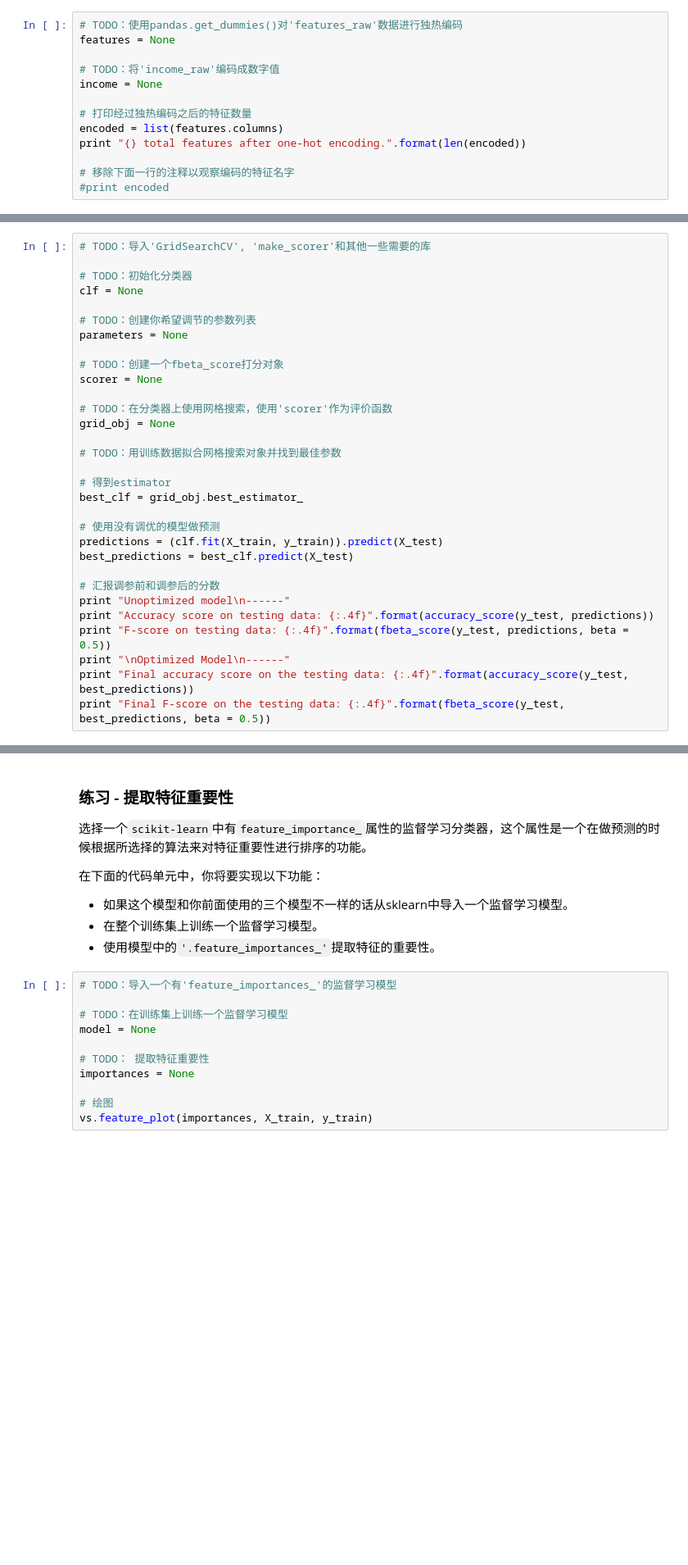
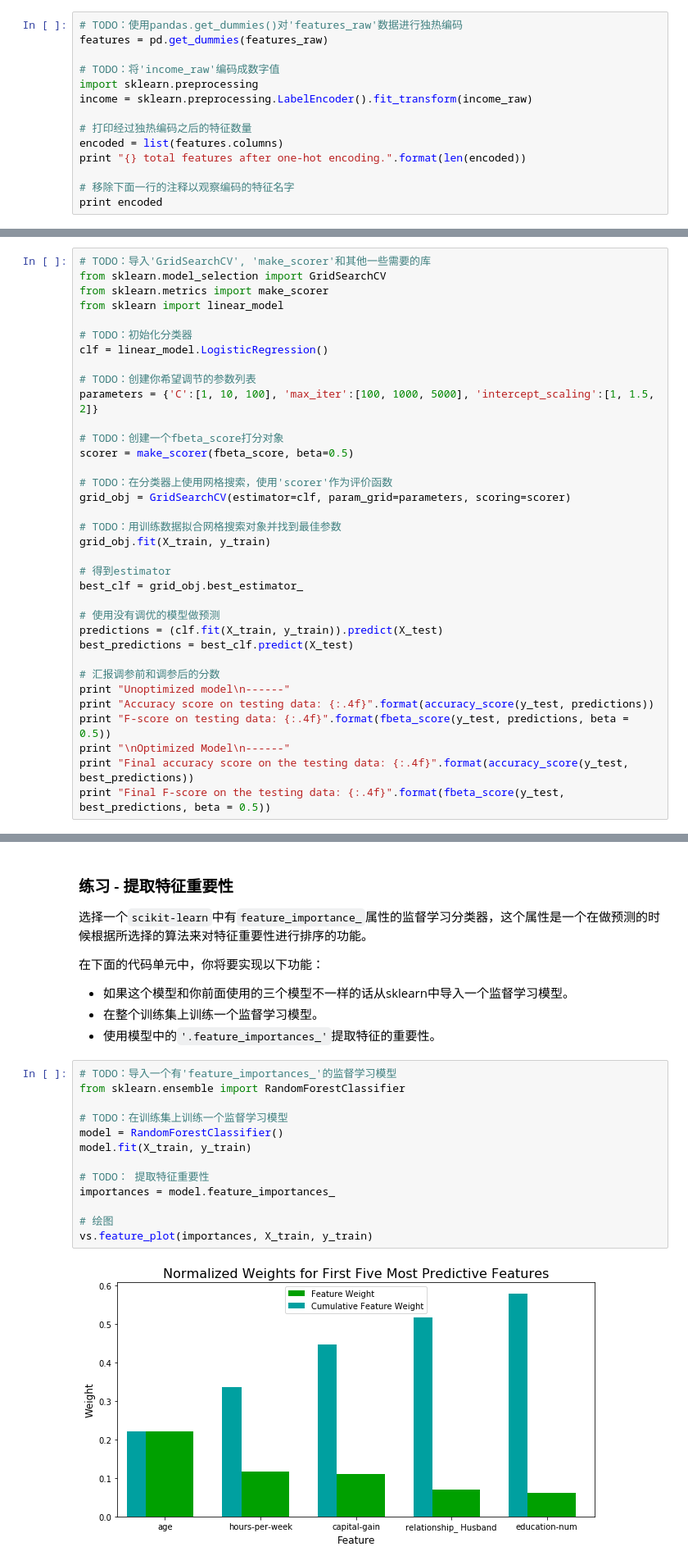
Before and after one commit to williamtang/finding_donors, a Jupyter notebook: finding_donors.ipynb, the cells around one changed output, grey strips where cells are left out. Shown at 82% size. Drawn from its saved outputs; the diff is of its cells as text; blank space fills up the shorter version.

```diff
--- a/finding_donors.ipynb
+++ b/finding_donors.ipynb
@@ -132,14 +139,15 @@ display(features_raw.head(n = 1))
    - 将"<=50K"转换成`0`；将">50K"转换成`1`。
 # %%
 # TODO：使用pandas.get_dummies()对'features_raw'数据进行独热编码
-features = None
+features = pd.get_dummies(features_raw)
 
 # TODO：将'income_raw'编码成数字值
-income = None
+import sklearn.preprocessing
+income = sklearn.preprocessing.LabelEncoder().fit_transform(income_raw)
 
 # 打印经过独热编码之后的特征数量
 encoded = list(features.columns)
 print "{} total features after one-hot encoding.".format(len(encoded))
 
 # 移除下面一行的注释以观察编码的特征名字
-#print encoded
+print encoded
@@ -339,20 +383,24 @@ vs.evaluate(results, accuracy, fscore)
 **注意：** 取决于你选择的参数列表，下面实现的代码可能需要花一些时间运行！
 # %%
 # TODO：导入'GridSearchCV', 'make_scorer'和其他一些需要的库
+from sklearn.model_selection import GridSearchCV
+from sklearn.metrics import make_scorer
+from sklearn import linear_model
 
 # TODO：初始化分类器
-clf = None
+clf = linear_model.LogisticRegression()
 
 # TODO：创建你希望调节的参数列表
-parameters = None
+parameters = {'C':[1, 10, 100], 'max_iter':[100, 1000, 5000], 'intercept_scaling':[1, 1.5, 2]}
 
 # TODO：创建一个fbeta_score打分对象
-scorer = None
+scorer = make_scorer(fbeta_score, beta=0.5)
 
 # TODO：在分类器上使用网格搜索，使用'scorer'作为评价函数
-grid_obj = None
+grid_obj = GridSearchCV(estimator=clf, param_grid=parameters, scoring=scorer)
 
 # TODO：用训练数据拟合网格搜索对象并找到最佳参数
+grid_obj.fit(X_train, y_train)
 
 # 得到estimator
 best_clf = grid_obj.best_estimator_
@@ -407,15 +468,19 @@ _在这十三个记录中，你认为哪五个特征对于预测是最重要的
  - 使用模型中的`'.feature_importances_'`提取特征的重要性。
 # %%
 # TODO：导入一个有'feature_importances_'的监督学习模型
+from sklearn.ensemble import RandomForestClassifier
 
 # TODO：在训练集上训练一个监督学习模型
-model = None
+model = RandomForestClassifier()
+model.fit(X_train, y_train)
 
 # TODO： 提取特征重要性
-importances = None
+importances = model.feature_importances_
 
 # 绘图
 vs.feature_plot(importances, X_train, y_train)
+# %% [output]
+[figure, added]
 # %% [markdown]
 ### 问题 7 - 提取特征重要性
 观察上面创建的展示五个用于预测被调查者年收入是否大于\$50,000最相关的特征的可视化图像。
```
Also changed, not shown: parts of 19 cells of this notebook.
